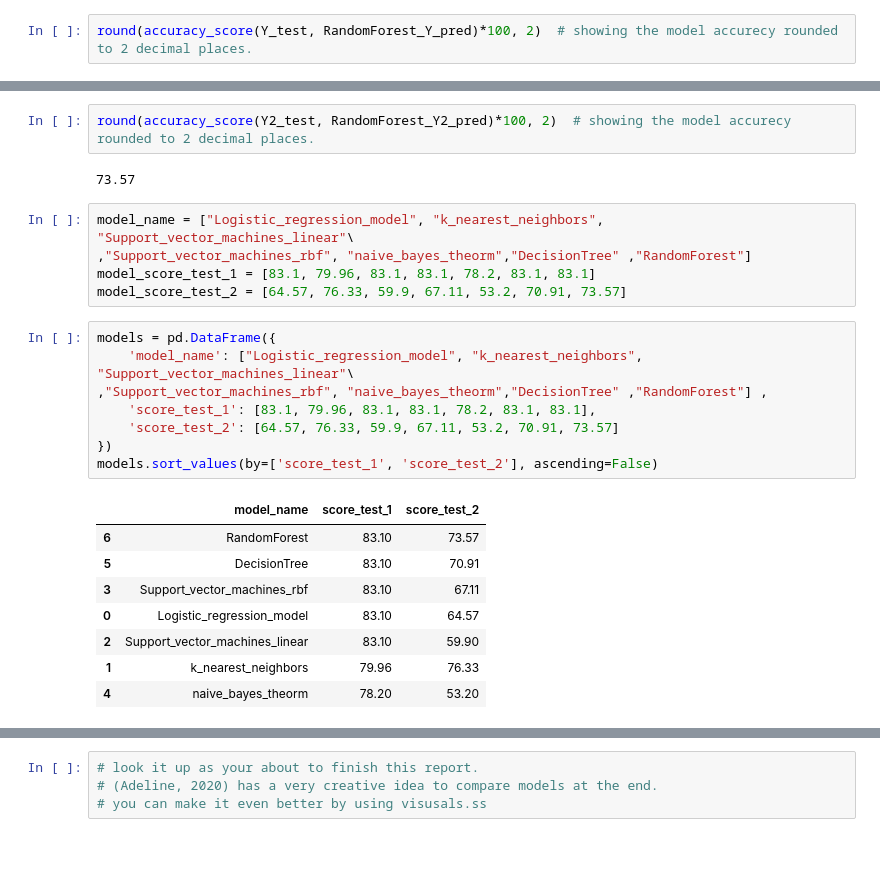
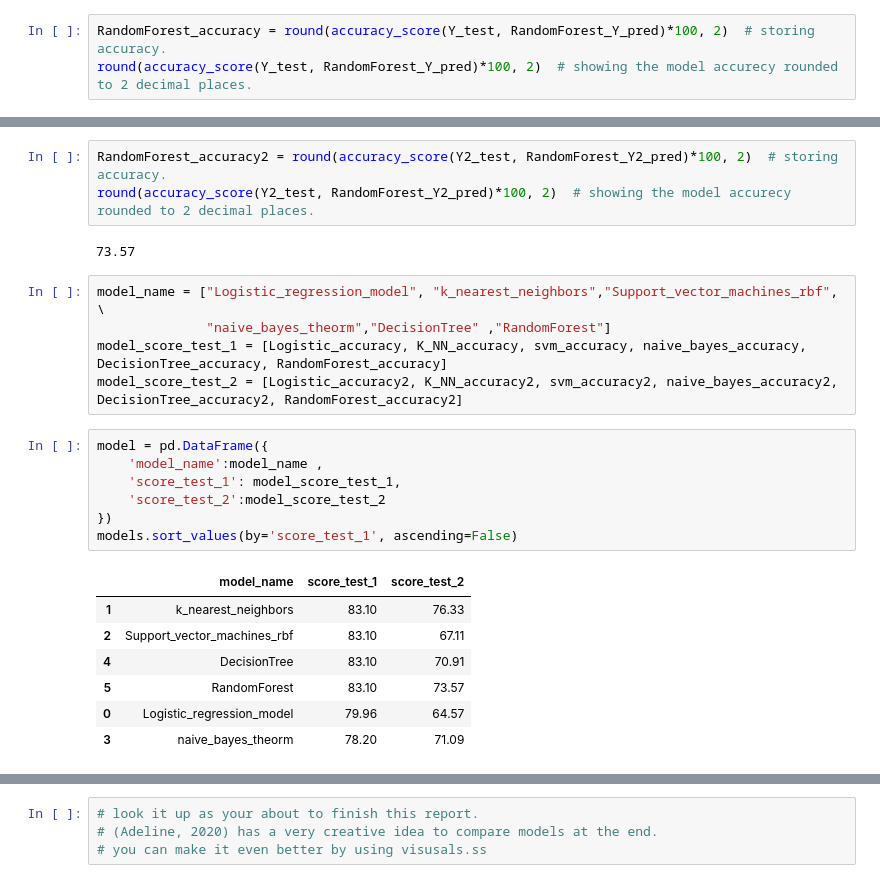
Before and after one commit to daasdemha/Sucide_prediction, a Jupyter notebook: SucideByAge.ipynb, the cells around one changed output, grey strips where cells are left out. Cells and saved outputs as stored; diff of their text form; blank space fills up the shorter version.

Commit message:
model data saved in a better way

```diff
--- a/SucideByAge.ipynb
+++ b/SucideByAge.ipynb
@@ -994,6 +1004,7 @@ plt.show()  # showing the plot
 # %% [markdown]
 ### Getting accurcy of the model
 # %%
+RandomForest_accuracy = round(accuracy_score(Y_test, RandomForest_Y_pred)*100, 2)  # storing accuracy.
 round(accuracy_score(Y_test, RandomForest_Y_pred)*100, 2)  # showing the model accurecy rounded to 2 decimal places.
 # %% [output]
 83.1
@@ -1039,28 +1050,27 @@ plt.show()  # showing the plot
 # %% [markdown]
 ### Getting accurcy of the model
 # %%
+RandomForest_accuracy2 = round(accuracy_score(Y2_test, RandomForest_Y2_pred)*100, 2)  # storing accuracy.
 round(accuracy_score(Y2_test, RandomForest_Y2_pred)*100, 2)  # showing the model accurecy rounded to 2 decimal places.
 # %% [output]
 73.57
-# %%
-model_name = ["Logistic_regression_model", "k_nearest_neighbors", "Support_vector_machines_linear"\
-,"Support_vector_machines_rbf", "naive_bayes_theorm","DecisionTree" ,"RandomForest"]
-model_score_test_1 = [83.1, 79.96, 83.1, 83.1, 78.2, 83.1, 83.1]
-model_score_test_2 = [64.57, 76.33, 59.9, 67.11, 53.2, 70.91, 73.57]
-# %%
-models = pd.DataFrame({
-    'model_name': ["Logistic_regression_model", "k_nearest_neighbors", "Support_vector_machines_linear"\
-,"Support_vector_machines_rbf", "naive_bayes_theorm","DecisionTree" ,"RandomForest"] ,
-    'score_test_1': [83.1, 79.96, 83.1, 83.1, 78.2, 83.1, 83.1],
-    'score_test_2': [64.57, 76.33, 59.9, 67.11, 53.2, 70.91, 73.57]
-})
-models.sort_values(by=['score_test_1', 'score_test_2'], ascending=False)
-# %% [output]
-|  | model_name | score_test_1 | score_test_2 |
-| 6 | RandomForest | 83.10 | 73.57 |
-| 5 | DecisionTree | 83.10 | 70.91 |
-| 3 | Support_vector_machines_rbf | 83.10 | 67.11 |
-| 0 | Logistic_regression_model | 83.10 | 64.57 |
-| 2 | Support_vector_machines_linear | 83.10 | 59.90 |
-| 1 | k_nearest_neighbors | 79.96 | 76.33 |
-| 4 | naive_bayes_theorm | 78.20 | 53.20 |
+# %%
+model_name = ["Logistic_regression_model", "k_nearest_neighbors","Support_vector_machines_rbf", \
+              "naive_bayes_theorm","DecisionTree" ,"RandomForest"]
+model_score_test_1 = [Logistic_accuracy, K_NN_accuracy, svm_accuracy, naive_bayes_accuracy, DecisionTree_accuracy, RandomForest_accuracy]
+model_score_test_2 = [Logistic_accuracy2, K_NN_accuracy2, svm_accuracy2, naive_bayes_accuracy2, DecisionTree_accuracy2, RandomForest_accuracy2]
+# %%
+model = pd.DataFrame({
+    'model_name':model_name ,
+    'score_test_1': model_score_test_1,
+    'score_test_2':model_score_test_2
+})
+models.sort_values(by='score_test_1', ascending=False)
+# %% [output]
+|  | model_name | score_test_1 | score_test_2 |
+| 1 | k_nearest_neighbors | 83.10 | 76.33 |
+| 2 | Support_vector_machines_rbf | 83.10 | 67.11 |
+| 4 | DecisionTree | 83.10 | 70.91 |
+| 5 | RandomForest | 83.10 | 73.57 |
+| 0 | Logistic_regression_model | 79.96 | 64.57 |
+| 3 | naive_bayes_theorm | 78.20 | 71.09 |
```
Also changed, not shown: parts of 11 cells of this notebook.
